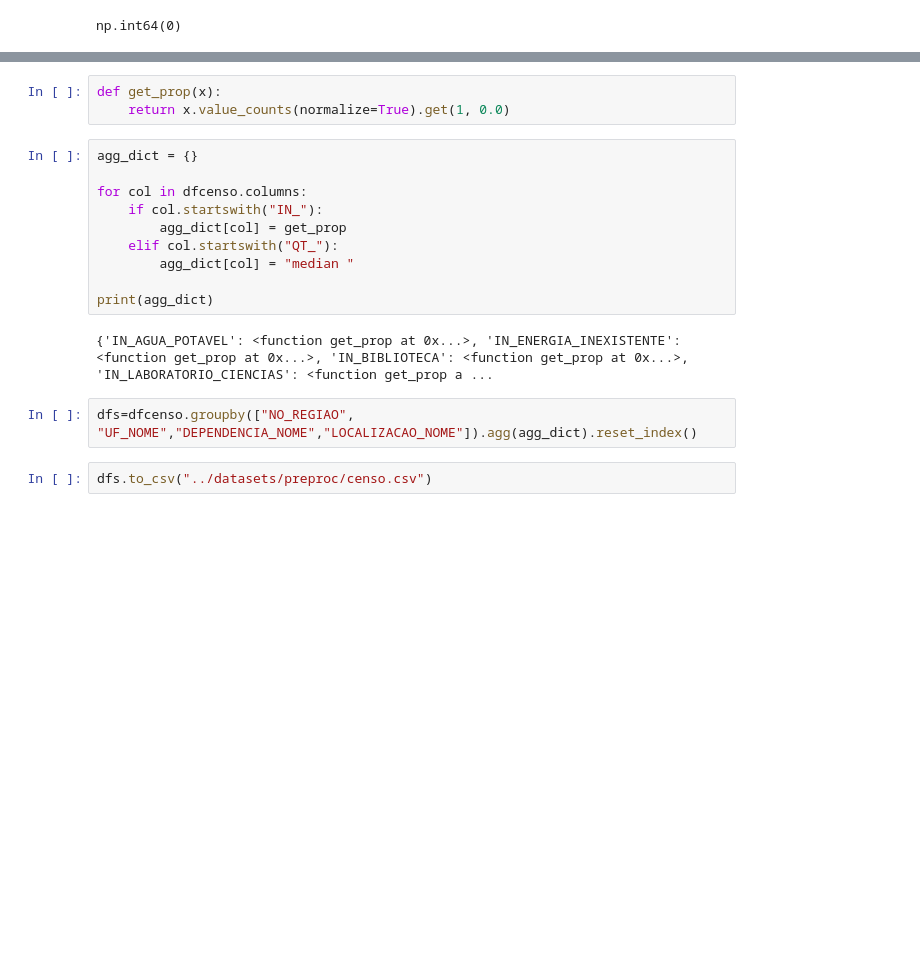
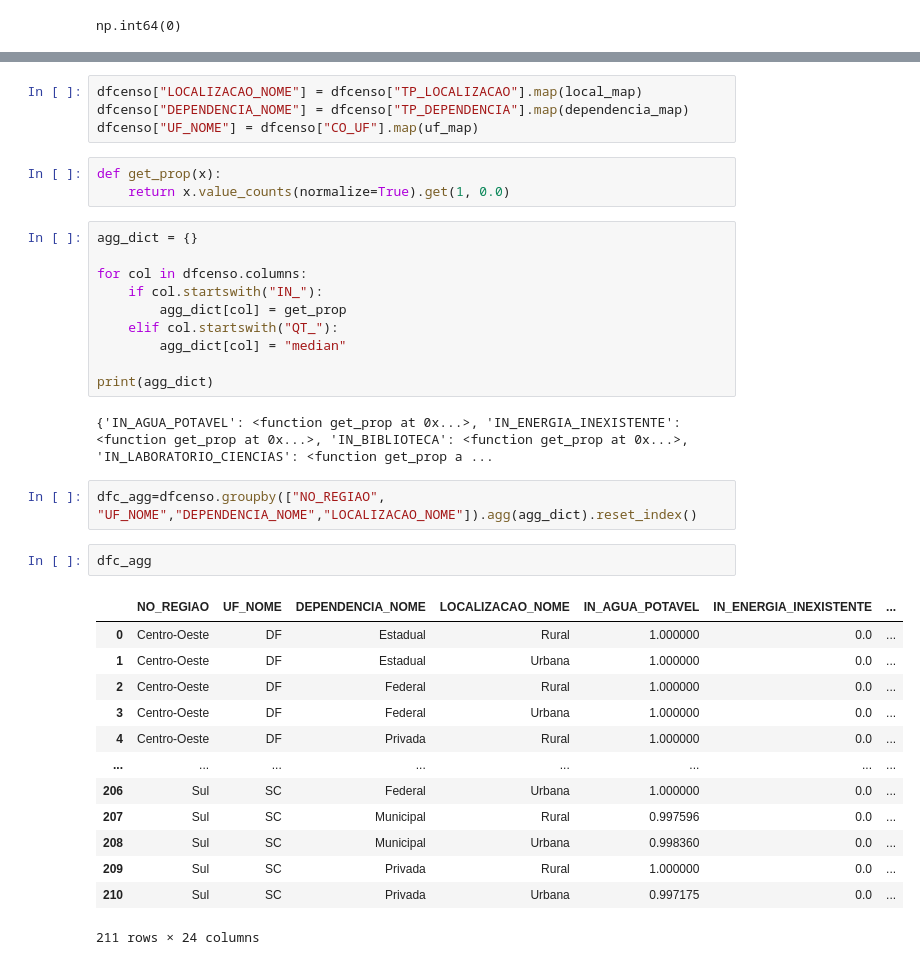
Before and after one commit to gustavo-losch/extensionista-cpa, a Jupyter notebook: archive/juncao.ipynb, the cells around one changed output, grey strips where cells are left out. Drawn from its saved outputs; the diff is of its cells as text; blank space fills up the shorter version.

Commit message:
add: preproc - grouped datasets by UF, School Type and Region

```diff
--- a/archive/juncao.ipynb
+++ b/archive/juncao.ipynb
@@ -67,3 +81,7 @@ dfcenso["UF_NOME"] = dfcenso["CO_UF"].map(uf_map)
+# %%
+dfcenso["LOCALIZACAO_NOME"] = dfcenso["TP_LOCALIZACAO"].map(local_map)
+dfcenso["DEPENDENCIA_NOME"] = dfcenso["TP_DEPENDENCIA"].map(dependencia_map)
+dfcenso["UF_NOME"] = dfcenso["CO_UF"].map(uf_map)
 # %%
 def get_prop(x):
     return x.value_counts(normalize=True).get(1, 0.0)
@@ -74,12 +92,26 @@ for col in dfcenso.columns:
     if col.startswith("IN_"):
         agg_dict[col] = get_prop
     elif col.startswith("QT_"):
-        agg_dict[col] = "median "
+        agg_dict[col] = "median"
 
 print(agg_dict)
 # %% [output]
 {'IN_AGUA_POTAVEL': <function get_prop at 0x...>, 'IN_ENERGIA_INEXISTENTE': <function get_prop at 0x...>, 'IN_BIBLIOTECA': <function get_prop at 0x...>, 'IN_LABORATORIO_CIENCIAS': <function get_prop a ...
 # %%
-dfs=dfcenso.groupby(["NO_REGIAO", "UF_NOME","DEPENDENCIA_NOME","LOCALIZACAO_NOME"]).agg(agg_dict).reset_index()
+dfc_agg=dfcenso.groupby(["NO_REGIAO", "UF_NOME","DEPENDENCIA_NOME","LOCALIZACAO_NOME"]).agg(agg_dict).reset_index()
-# %%
-dfs.to_csv("../datasets/preproc/censo.csv")
+# %%
+dfc_agg
+# %% [output]
+|  | NO_REGIAO | UF_NOME | DEPENDENCIA_NOME | LOCALIZACAO_NOME | IN_AGUA_POTAVEL | IN_ENERGIA_INEXISTENTE | ... |
+| 0 | Centro-Oeste | DF | Estadual | Rural | 1.000000 | 0.0 | ... |
+| 1 | Centro-Oeste | DF | Estadual | Urbana | 1.000000 | 0.0 | ... |
+| 2 | Centro-Oeste | DF | Federal | Rural | 1.000000 | 0.0 | ... |
+| 3 | Centro-Oeste | DF | Federal | Urbana | 1.000000 | 0.0 | ... |
+| 4 | Centro-Oeste | DF | Privada | Rural | 1.000000 | 0.0 | ... |
+| ... | ... | ... | ... | ... | ... | ... | ... |
+| 206 | Sul | SC | Federal | Urbana | 1.000000 | 0.0 | ... |
+| 207 | Sul | SC | Municipal | Rural | 0.997596 | 0.0 | ... |
+| 208 | Sul | SC | Municipal | Urbana | 0.998360 | 0.0 | ... |
+| 209 | Sul | SC | Privada | Rural | 1.000000 | 0.0 | ... |
+| 210 | Sul | SC | Privada | Urbana | 0.997175 | 0.0 | ... |
+211 rows × 24 columns
```
Also changed, not shown: parts of 10 cells of this notebook, 4 other files.
